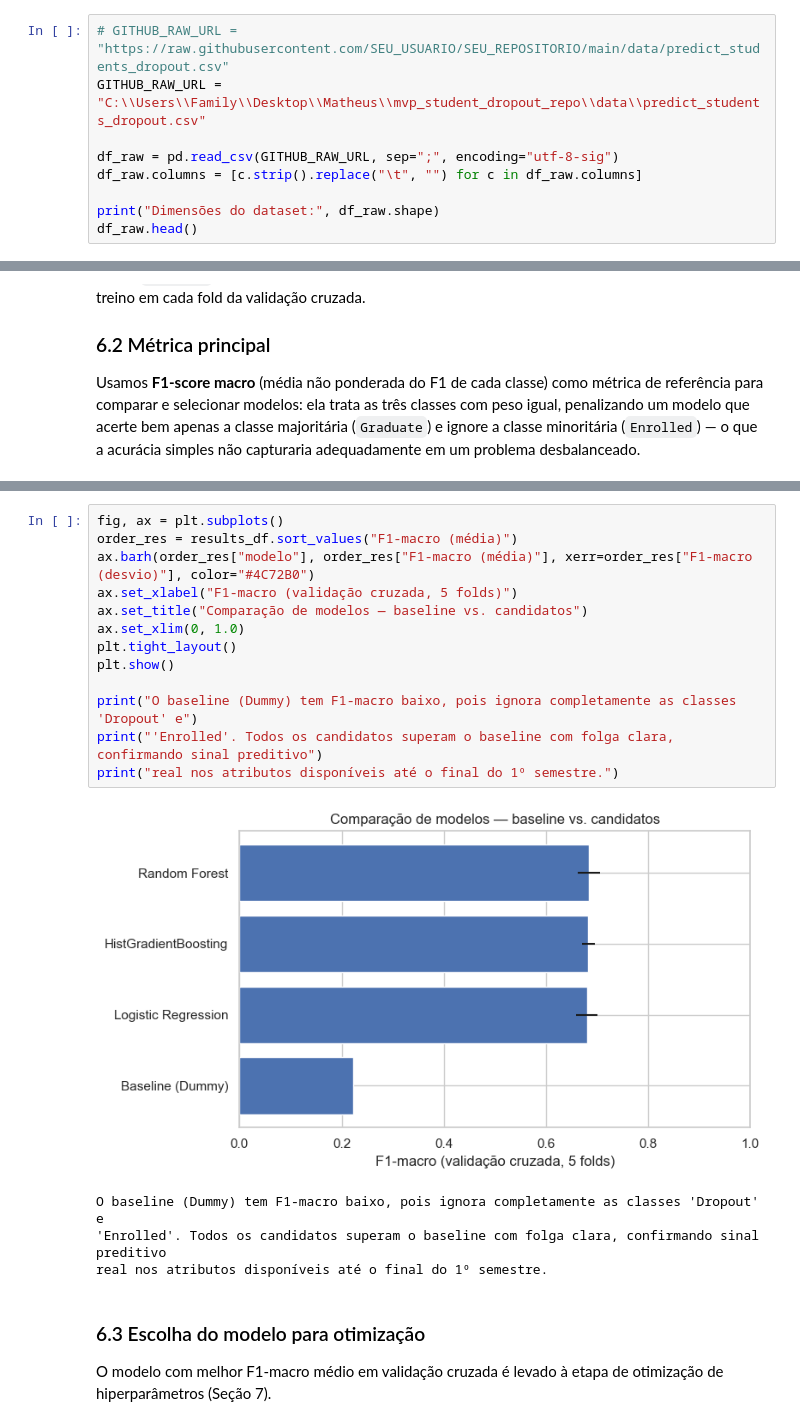
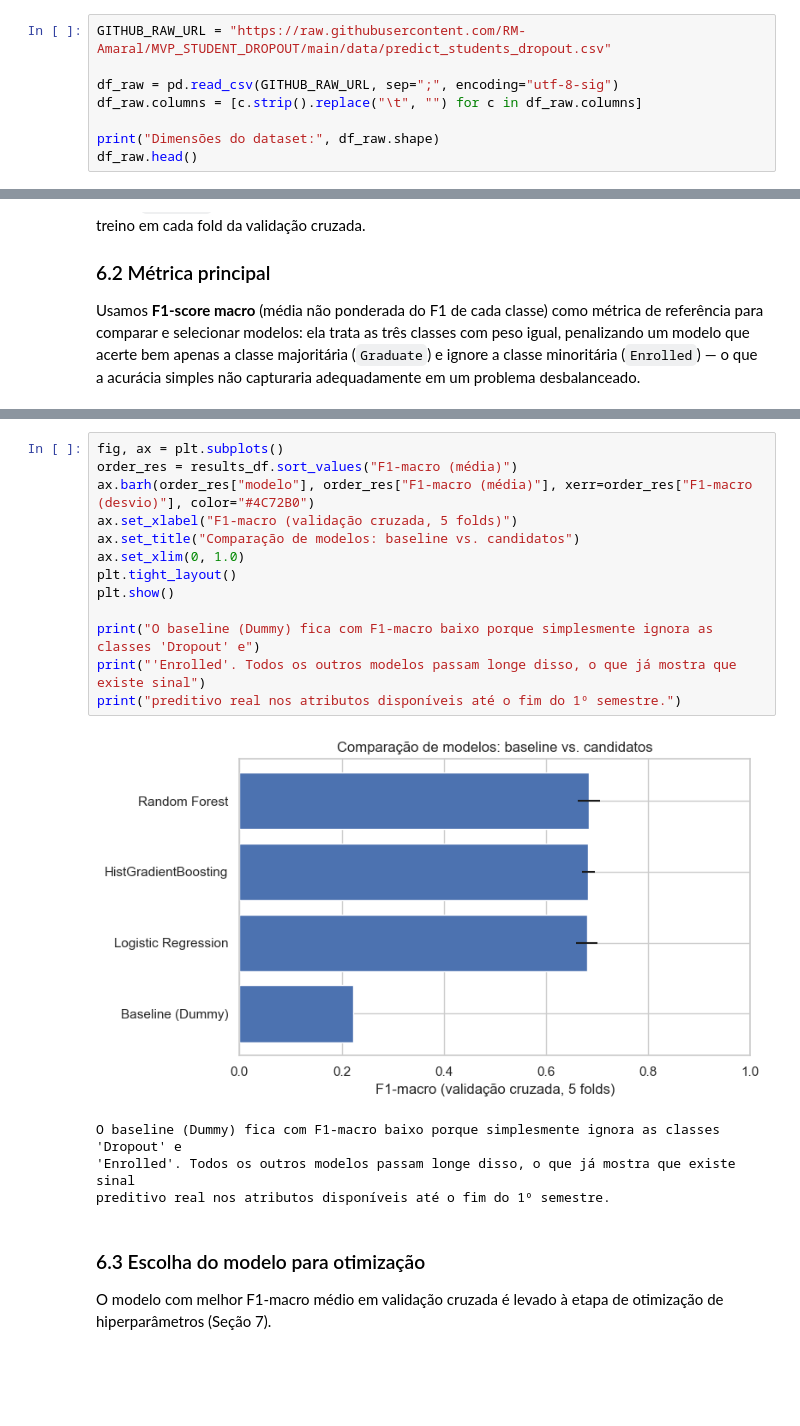
Before and after one commit to RM-Amaral/MVP_STUDENT_DROPOUT, a Jupyter notebook: mvp_student_dropout.ipynb, the cells around one changed output, grey strips where cells are left out. Cells and saved outputs as stored; diff of their text form; blank space fills up the shorter version.

```diff
--- a/mvp_student_dropout.ipynb
+++ b/mvp_student_dropout.ipynb
@@ -100,8 +98,7 @@ por URL bruta (`raw.githubusercontent.com`), sem necessidade de upload manual, l
   vazamento temporal) em vez de imputação trivial.
 - Tema com valor social e institucional claro (retenção estudantil).
 # %%
-# GITHUB_RAW_URL = "https://raw.githubusercontent.com/SEU_USUARIO/SEU_REPOSITORIO/main/data/predict_students_dropout.csv"
-GITHUB_RAW_URL = "C:\\Users\\Family\\Desktop\\Matheus\\mvp_student_dropout_repo\\data\\predict_students_dropout.csv"
+GITHUB_RAW_URL = "https://raw.githubusercontent.com/RM-Amaral/MVP_STUDENT_DROPOUT/main/data/predict_students_dropout.csv"
 
 df_raw = pd.read_csv(GITHUB_RAW_URL, sep=";", encoding="utf-8-sig")
 df_raw.columns = [c.strip().replace("\t", "") for c in df_raw.columns]
@@ -517,21 +514,21 @@ Tempo total de validação cruzada dos 4 modelos: 44.2s
 # %%
 fig, ax = plt.subplots()
 order_res = results_df.sort_values("F1-macro (média)")
 ax.barh(order_res["modelo"], order_res["F1-macro (média)"], xerr=order_res["F1-macro (desvio)"], color="#4C72B0")
 ax.set_xlabel("F1-macro (validação cruzada, 5 folds)")
-ax.set_title("Comparação de modelos — baseline vs. candidatos")
+ax.set_title("Comparação de modelos: baseline vs. candidatos")
 ax.set_xlim(0, 1.0)
 plt.tight_layout()
 plt.show()
 
-print("O baseline (Dummy) tem F1-macro baixo, pois ignora completamente as classes 'Dropout' e")
-print("'Enrolled'. Todos os candidatos superam o baseline com folga clara, confirmando sinal preditivo")
-print("real nos atributos disponíveis até o final do 1º semestre.")
+print("O baseline (Dummy) fica com F1-macro baixo porque simplesmente ignora as classes 'Dropout' e")
+print("'Enrolled'. Todos os outros modelos passam longe disso, o que já mostra que existe sinal")
+print("preditivo real nos atributos disponíveis até o fim do 1º semestre.")
 # %% [output]
-[figure, old version]
+[figure, new version]
-O baseline (Dummy) tem F1-macro baixo, pois ignora completamente as classes 'Dropout' e
-'Enrolled'. Todos os candidatos superam o baseline com folga clara, confirmando sinal preditivo
-real nos atributos disponíveis até o final do 1º semestre.
+O baseline (Dummy) fica com F1-macro baixo porque simplesmente ignora as classes 'Dropout' e
+'Enrolled'. Todos os outros modelos passam longe disso, o que já mostra que existe sinal
+preditivo real nos atributos disponíveis até o fim do 1º semestre.
 # %% [markdown]
 ### 6.3 Escolha do modelo para otimização
 
```
Also changed, not shown: parts of 14 cells of this notebook.
